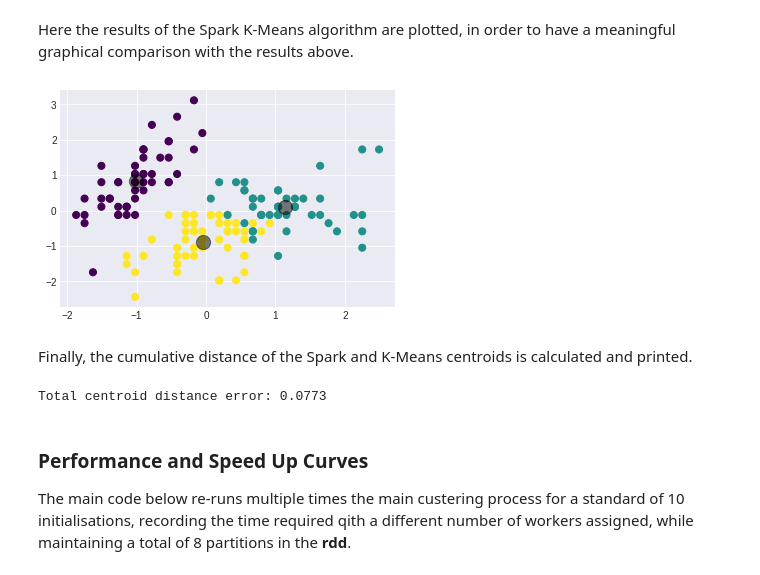
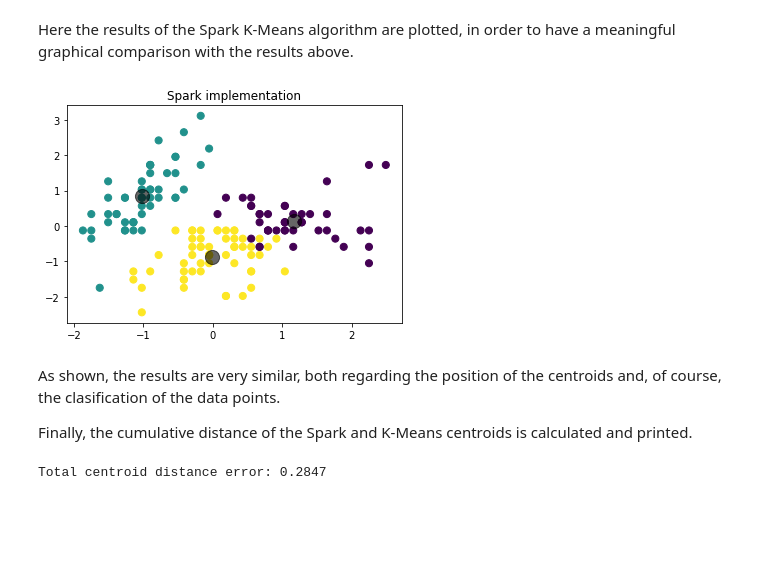
Before and after one commit to GiorgioPolla/K-Means-Spark, a Jupyter notebook: notebooks/Parallel K-Means.ipynb, the cells around one changed output. Saved outputs shown, nothing was run; the diff lists cells and outputs as text; code cells hidden in the pictures; blank space fills up the shorter version.

```diff
--- a/notebooks/Parallel K-Means.ipynb
+++ b/notebooks/Parallel K-Means.ipynb
@@ -41,7 +69,7 @@ The dataset is loaded as an RDD, using the `textFile()` function.
 The RDD is then manipulated in order to have each record divided in a features array ( gathered in **rdd_x**), and a label (grouped in **rdd_y)**.
 # %%
 def read_file(file_path):
-    rdd = sc.textFile(file_path, N_PARTITIONS)
+    rdd = sc.textFile(file_path)
 
     rdd = rdd.map(
         lambda x:
@@ -123,7 +151,6 @@ def init_centroids(rdd, k, random=True):
 
 
 def calc_distance(c, x, dist_type='euclidean'):
-    print(dist_type)
     if dist_type == 'euclidean':
         return np.linalg.norm(c - x)
     else:
@@ -131,16 +158,16 @@ def calc_distance(c, x, dist_type='euclidean'):
         sys.exit()
 
 
-def assign_cluster(centroids, x, *args, **kwargs):
-    distances = [calc_distance(c, x, dist_type=args[0]) for c in centroids]
+def assign_cluster(centroids, x, dist_type):
+    distances = [calc_distance(c, x, dist_type=dist_type) for c in centroids]
     min_index = np.argmin(distances)
     return min_index
 
 
-def redefine_clusters(rdd, centroids, *args, **kwargs):
+def redefine_clusters(rdd, centroids, dist_type):
     rdd = rdd.map(
         lambda x: (
-            assign_cluster(centroids, x[1], args[0]),
+            assign_cluster(centroids, x[1], dist_type),
             x[1]
         )
     )
@@ -161,26 +188,26 @@ def calculate_centroids(rdd):
             x[1] + y[1]
         )
     ).map(
-        lambda x: [
+        lambda x: (
             x[0],
             x[1][0] / x[1][1]
-        ]
+        )
     ).collect()
 
     centroids = [el[1] for el in sorted(centroids, key=itemgetter(0))]
     return np.array(centroids)
 
 
-def cluster_variance(rdd, centroids, *args, **kwargs):
-    variance = rdd.map(
+def cluster_tot_distance(rdd, centroids, dist_type):
+    distance = rdd.map(
         lambda x:
-            calc_distance(centroids[x[0]], x[1], args[0])
+            calc_distance(centroids[x[0]], x[1], dist_type)
     ).reduce(
         lambda x, y:
             x + y
     )
 
-    return variance
+    return distance
 # %% [markdown]
 The proper clustering process takes the additional parameters:
 * **iterations**, the maximum number of iterations to go though;
@@ -278,3 +353,11 @@ Initialise Spark Context
 # %%
-y, ctrd, tot_time = k_means(rdd_x, 3, random_init=True)
+rdd_x, rdd_y = read_file(FILE_PATH)
+rdd_x = standardise(rdd_x)
+
+y, ctrds, tot_time = k_means(
+    rdd_x,
+    3,
+    random_init=True,
+    collect_results=True
+)
 # %% [output]
@@ -314,20 +399,20 @@ plt.scatter(centers[:, 0], centers[:, 1], c='black', s=200, alpha=0.5);
 # %% [markdown]
 Here the results of the Spark K-Means algorithm are plotted, in order to have a meaningful graphical comparison with the results above.
 # %%
+plt.title('Spark implementation')
 plt.scatter(x[:, 0], x[:, 1], c=y, s=50, cmap='viridis')
-plt.scatter(ctrd[:, 0], ctrd[:, 1], c='black', s=200, alpha=0.5);
+plt.scatter(ctrds[:, 0], ctrds[:, 1], c='black', s=200, alpha=0.6);
 # %% [output]
-[figure, old version]
+[figure, new version]
 # %% [markdown]
+As shown, the results are very similar, both regarding the position of the centroids and, of course, the clasification of the data points.
+
 Finally, the cumulative distance of the Spark and K-Means centroids is calculated and printed.
 # %%
 centr_sklearn = np.array(sorted(centers, key=itemgetter(0)))
-centr_this = np.array(sorted(ctrd, key=itemgetter(0)))
+centr_this = np.array(sorted(ctrds, key=itemgetter(0)))
 
 print('Total centroid distance error: %0.4f' %
        np.sum(abs(centr_this - centr_sklearn)))
 # %% [output]
-Total centroid distance error: 0.0773
+Total centroid distance error: 0.2847
-# %% [markdown]
-### Performance and Speed Up Curves
-The main code below re-runs multiple times the main custering process for a standard of 10 initialisations, recording the time required qith a different number of workers assigned, while maintaining a total of 8 partitions in the **rdd**.
```
Also changed, not shown: parts of 22 cells of this notebook, 6 other files.
